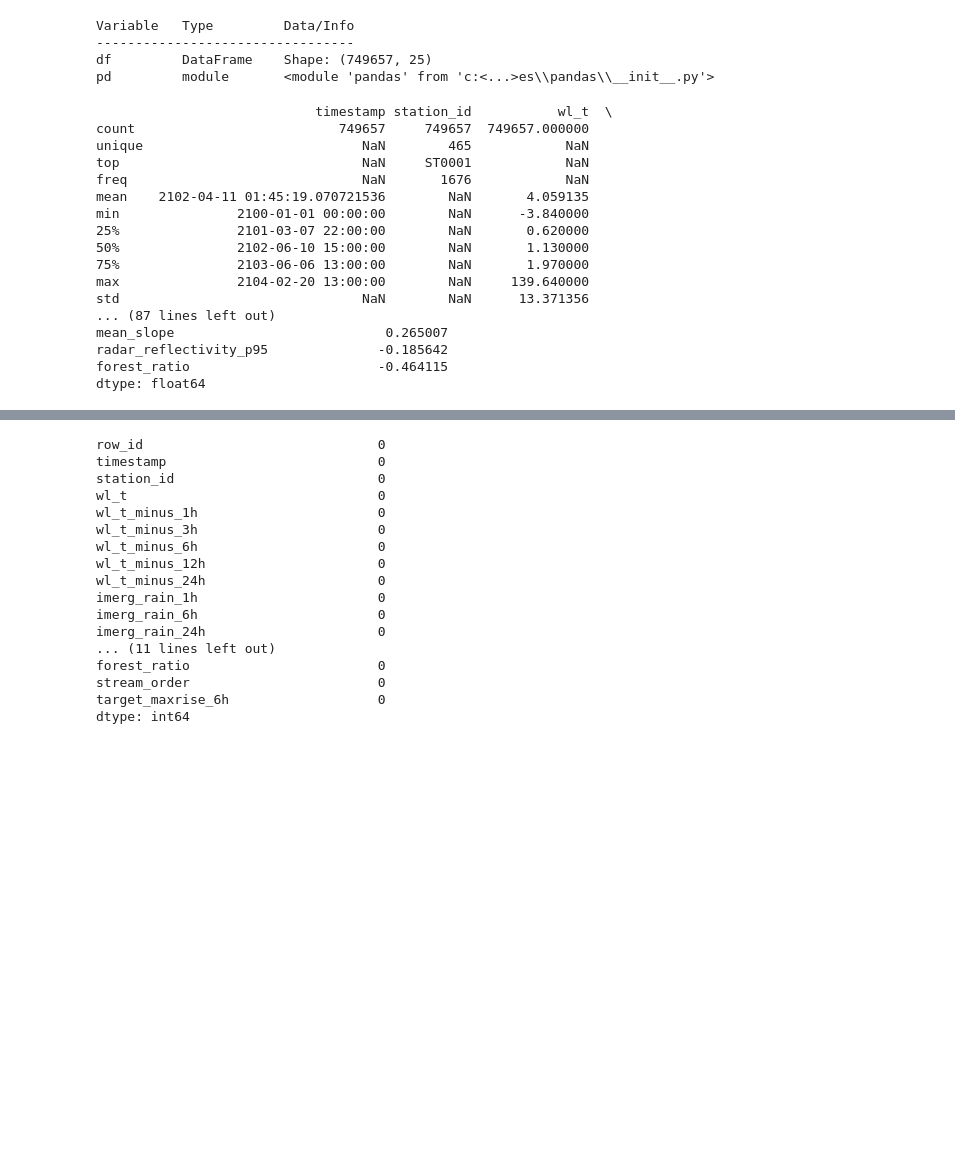
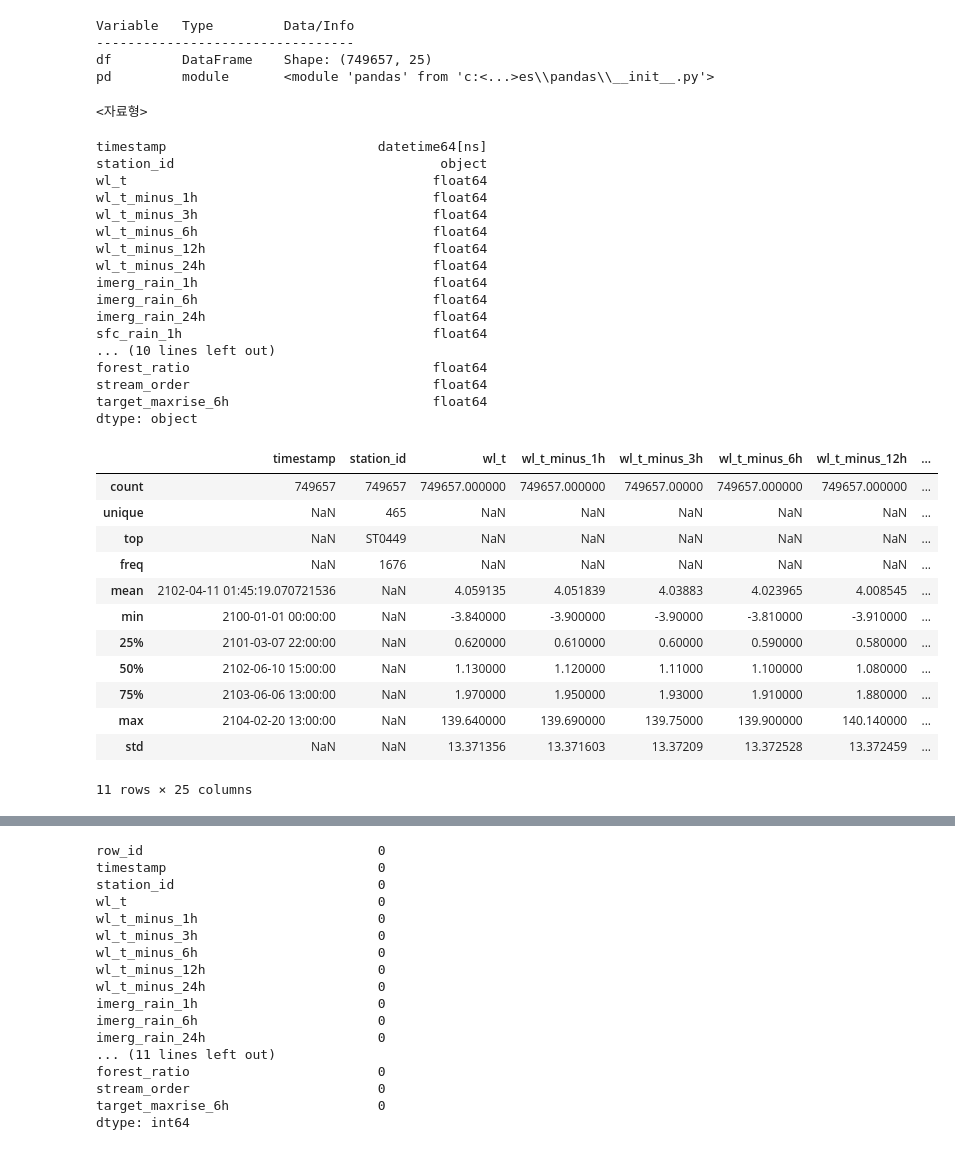
Before and after one commit to soohok402/AI_Data_exhibition, a Jupyter notebook: 1-1_EDA_box_hist.ipynb, the cells around one changed output, grey strips where cells are left out. Saved outputs shown, nothing was run; the diff lists cells and outputs as text; code cells hidden in the pictures; blank space fills up the shorter version.

```diff
--- a/1-1_EDA_box_hist.ipynb
+++ b/1-1_EDA_box_hist.ipynb
@@ -5,10 +5,10 @@ import pandas as pd
 # pd.set_option('display.max_rows', None)
 
 # 집
-# df = pd.read_parquet(r'C:\Users\soohok402\내 드라이브\Github\AI_Data_exhibition\parqueted_data\train.parquet')
+df = pd.read_parquet(r'C:\Users\soohok402\내 드라이브\Github\AI_Data_exhibition\parqueted_data\train.parquet')
 
 # 회사
-df = pd.read_parquet(r'C:\Users\20162180\AI_Data_exhibition\parqueted_data\train.parquet')
+# df = pd.read_parquet(r'C:\Users\20162180\AI_Data_exhibition\parqueted_data\train.parquet')
 
 # 해당 df의 메모리사용량 확인용
 # df.memory_usage(deep=True).sum() / 1024**3
@@ -70,41 +70,56 @@ env_cols = [
 ]
 # %%
 # ============================================================
-# 1. 기본 구조 확인
+# 1. EDA 기본: 컬럼별 자료형, 구조 확인
 # ============================================================
-# - 데이터 크기(shape), 컬럼명, 자료형 확인
+# 데이터 크기(shape), 컬럼명, 자료형 확인
 # print(f"데이터 크기: {df.shape}")
 print()
-# print(f"자료형: \n{df.dtypes}")  # row_id, station_id만 object, 나머지는 수치형
+print("<자료형>")
+display(df.dtypes)  # row_id, station_id만 object, 나머지는 수치형
 print()
 
-# - 데이터 일부(head) 확인
-# print(df.head())
+# 데이터 일부(head) 확인
+# display(df.head())
 print()
 
-# - 기술통계(describe) 확인: 결과는 #1
+# 기술통계(describe) 확인: 결과는 #1
 df_describe = df.describe(include = 'all')  # include = 'all'은 비수치형자료도 포함 의미
-print(df_describe)
+display(df_describe)
 
 
 # mean >> 50%(median)인 변수가 많음, 시각화 필요
 skew = df.select_dtypes(include = 'number').skew().sort_values(ascending = False)
 print(skew)  # 왜도는 양수면 우측꼬리 긴 우편향, 절대값 > 1부터는 왜도가 있다고 봄
 # %% [output]
-                            timestamp station_id           wl_t  \
-count                          749657     749657  749657.000000
-unique                            NaN        465            NaN
-top                               NaN     ST0001            NaN
-freq                              NaN       1676            NaN
-mean    2102-04-11 01:45:19.070721536        NaN       4.059135
-min               2100-01-01 00:00:00        NaN      -3.840000
-25%               2101-03-07 22:00:00        NaN       0.620000
-50%               2102-06-10 15:00:00        NaN       1.130000
-75%               2103-06-06 13:00:00        NaN       1.970000
-max               2104-02-20 13:00:00        NaN     139.640000
-std                               NaN        NaN      13.371356
-... (87 lines left out)
-mean_slope                           0.265007
-radar_reflectivity_p95              -0.185642
-forest_ratio                        -0.464115
-dtype: float64
+<자료형>
+timestamp                           datetime64[ns]
+station_id                                  object
+wl_t                                       float64
+wl_t_minus_1h                              float64
+wl_t_minus_3h                              float64
+wl_t_minus_6h                              float64
+wl_t_minus_12h                             float64
+wl_t_minus_24h                             float64
+imerg_rain_1h                              float64
+imerg_rain_6h                              float64
+imerg_rain_24h                             float64
+sfc_rain_1h                                float64
+... (10 lines left out)
+forest_ratio                               float64
+stream_order                               float64
+target_maxrise_6h                          float64
+dtype: object
+|  | timestamp | station_id | wl_t | wl_t_minus_1h | wl_t_minus_3h | wl_t_minus_6h | wl_t_minus_12h | ... |
+| count | 749657 | 749657 | 749657.000000 | 749657.000000 | 749657.00000 | 749657.000000 | 749657.000000 | ... |
+| unique | NaN | 465 | NaN | NaN | NaN | NaN | NaN | ... |
+| top | NaN | ST0449 | NaN | NaN | NaN | NaN | NaN | ... |
+| freq | NaN | 1676 | NaN | NaN | NaN | NaN | NaN | ... |
+| mean | 2102-04-11 01:45:19.070721536 | NaN | 4.059135 | 4.051839 | 4.03883 | 4.023965 | 4.008545 | ... |
+| min | 2100-01-01 00:00:00 | NaN | -3.840000 | -3.900000 | -3.90000 | -3.810000 | -3.910000 | ... |
+| 25% | 2101-03-07 22:00:00 | NaN | 0.620000 | 0.610000 | 0.60000 | 0.590000 | 0.580000 | ... |
+| 50% | 2102-06-10 15:00:00 | NaN | 1.130000 | 1.120000 | 1.11000 | 1.100000 | 1.080000 | ... |
+| 75% | 2103-06-06 13:00:00 | NaN | 1.970000 | 1.950000 | 1.93000 | 1.910000 | 1.880000 | ... |
+| max | 2104-02-20 13:00:00 | NaN | 139.640000 | 139.690000 | 139.75000 | 139.900000 | 140.140000 | ... |
+| std | NaN | NaN | 13.371356 | 13.371603 | 13.37209 | 13.372528 | 13.372459 | ... |
+11 rows × 25 columns
```
Also changed, not shown: parts of 3 cells of this notebook, 7 other files.
